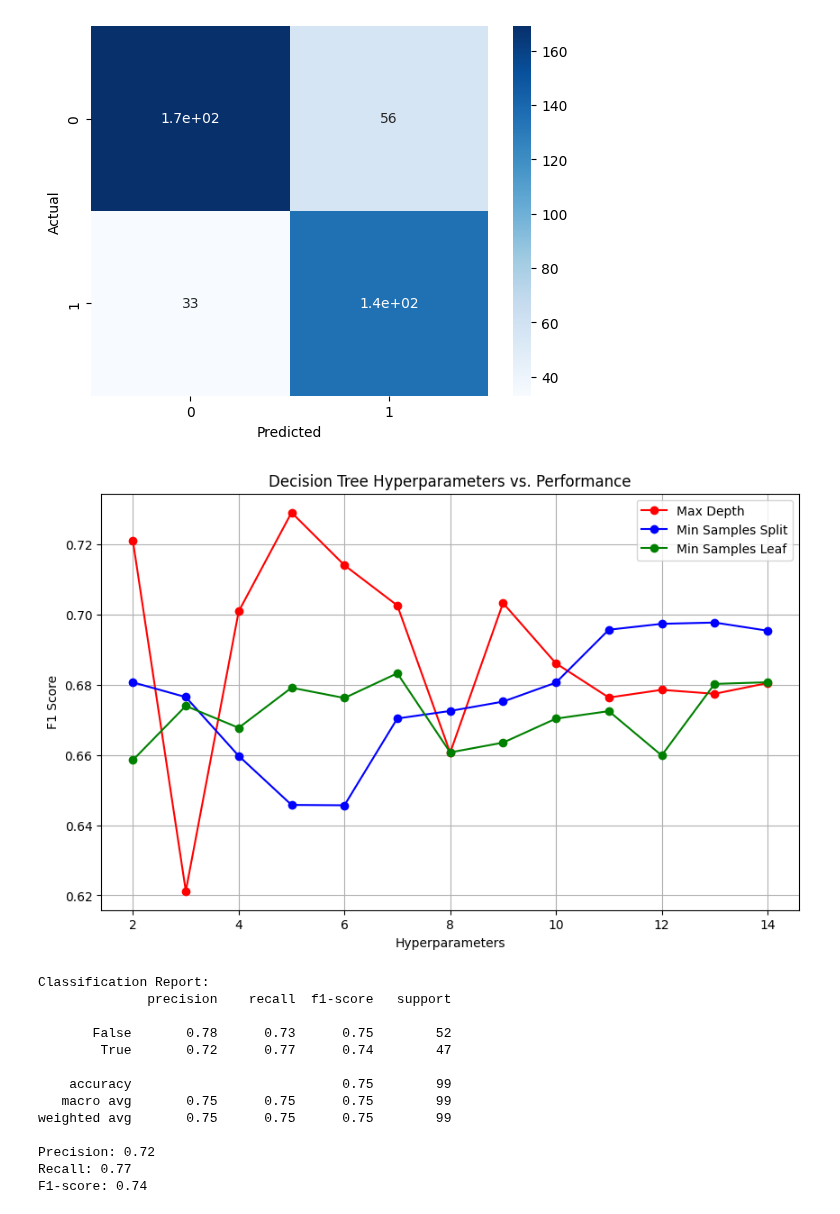
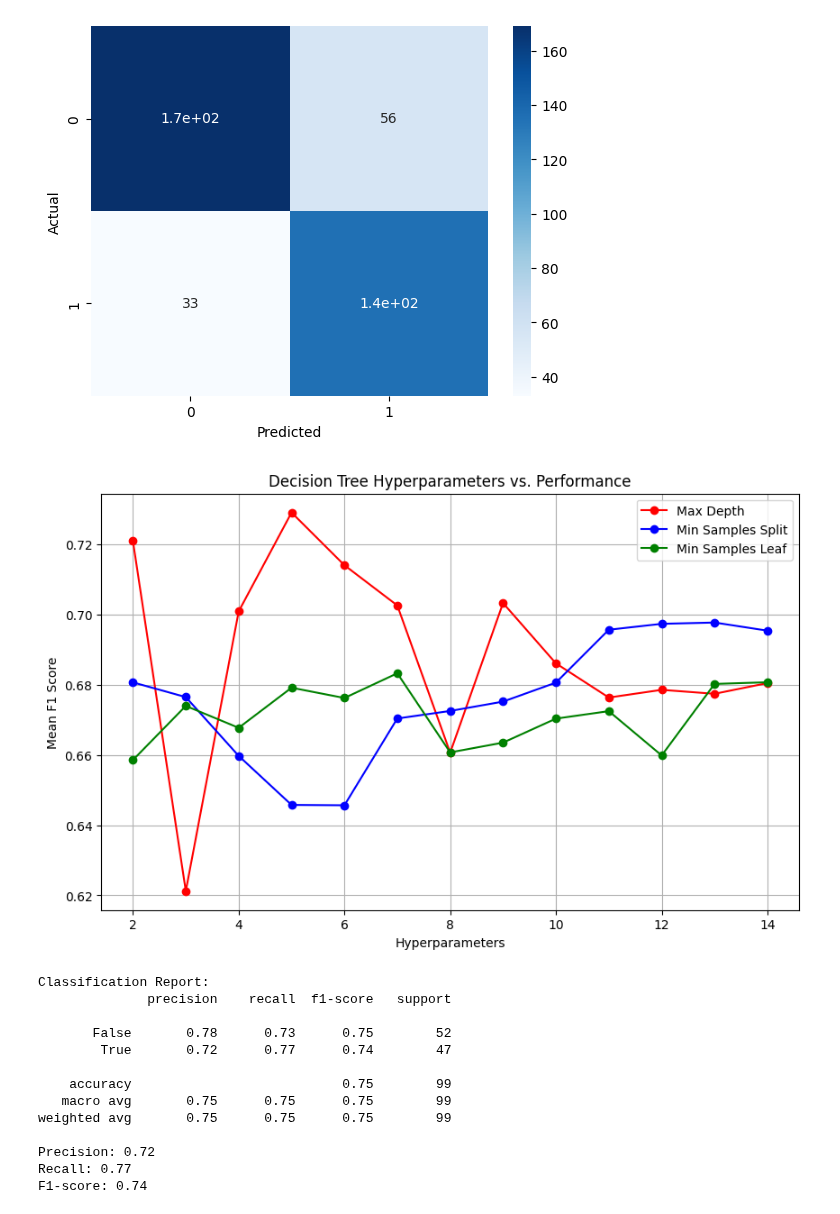
Before and after one commit to mjzdych/itds_project, a Jupyter notebook: itds_assignment3_final.ipynb, the cells around one changed output. Cells and saved outputs as stored; diff of their text form; code cells hidden in the pictures.

```diff
--- a/itds_assignment3_final.ipynb
+++ b/itds_assignment3_final.ipynb
@@ -575,35 +567,35 @@ for samples in parameters_range:
 
 mean_scores_leaves = []
 
 # Iterate over different maximum depths
 for depth in parameters_range:
     # Create a decision tree classifier with the current depth
     classifier = DecisionTreeClassifier(min_samples_leaf=depth, random_state=42)
 
     # Create a pipeline with the current classifier
     pipeline = Pipeline(steps=[('preprocessor', preprocessor),
                                ('classifier', classifier)])
 
     # Perform cross-validation (adjust cv parameter as needed)
     scores = cross_val_score(pipeline, X_train, y_train, cv=5, scoring='f1')
 
     # Compute the mean score for this depth
     mean_score = np.mean(scores)
     mean_scores_leaves.append(mean_score)
 
 # Plot the results
 plt.figure(figsize=(10, 6))
 plt.plot(parameters_range, mean_scores_depth, marker='o', linestyle='-', color='red', label='Max Depth')
 plt.plot(parameters_range, mean_scores_samples, marker='o', linestyle='-', color='blue', label='Min Samples Split')
 plt.plot(parameters_range, mean_scores_leaves, marker='o', linestyle='-', color='green', label='Min Samples Leaf')
 plt.title('Decision Tree Hyperparameters vs. Performance')
 plt.xlabel('Hyperparameters')
-plt.ylabel('F1 Score')
+plt.ylabel('Mean F1 Score')
 plt.legend()
 plt.grid(True)
 plt.show()
 # %% [output]
-[figure, old version]
+[figure, new version]
 # %%
 # Make predictions on the test set
 dt_y_pred = dt_grid_search.predict(X_test)
```
Also changed, not shown: parts of 4 cells of this notebook.
